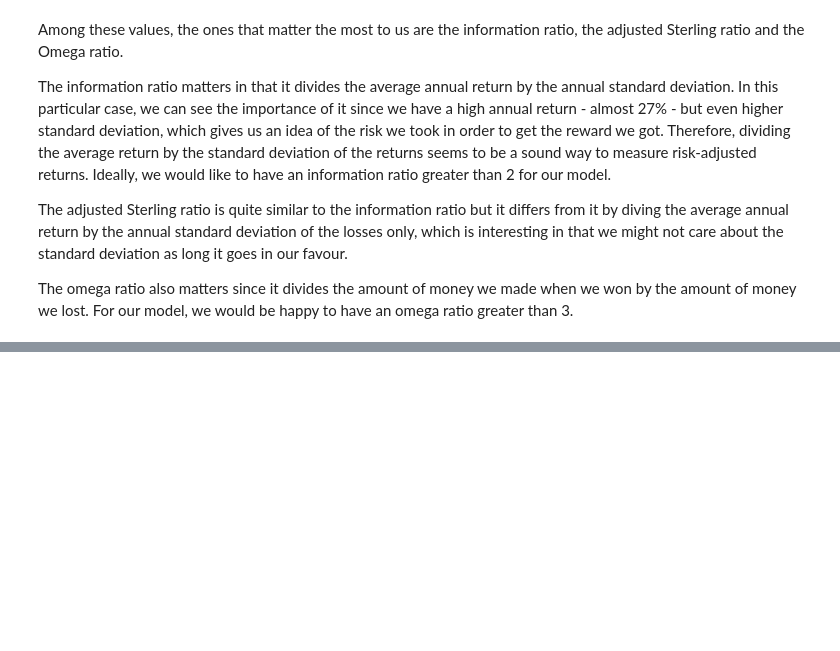
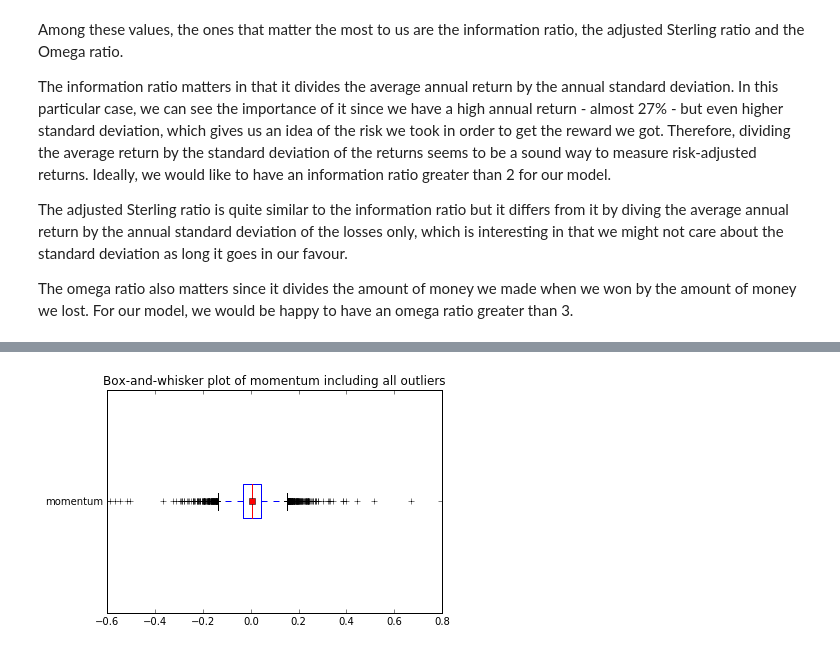
Before and after one commit to DannyZuko/machine-learning, a Jupyter notebook: projects/capstone/report.ipynb, the cells around one changed output, grey strips where cells are left out. Saved outputs shown, nothing was run; the diff lists cells and outputs as text; code cells hidden in the pictures; blank space fills up the shorter version.

```diff
--- a/projects/capstone/report.ipynb
+++ b/projects/capstone/report.ipynb
@@ -402,0 +430,24 @@ The omega ratio also matters since it divides the amount of money we made when w
+# %%
+from sklearn import preprocessing
+
+# scale momentum values in order to have all values within range [-1; 1]
+# use MinMax scaler from sklearn on abs(momentum)
+# then multiply scaled values by sign(momentum) so that scaled values have same
+# sign as non-scaled values
+minmax_scaler = preprocessing.MinMaxScaler()
+
+momentum = data['adj_close'] / data['adj_close'].shift(5) - 1
+momentum = pd.DataFrame(momentum)
+momentum.columns = ['momentum']
+momentum_dropna = momentum.dropna()
+scaled_momentum = minmax_scaler.fit_transform(abs(momentum_dropna)) * \
+                  np.sign(momentum_dropna)
+
+volumes = data['adj_volume']
+volumes = pd.DataFrame(volumes)
+scaled_volumes = minmax_scaler.fit_transform(volumes)
+
+momentum_by_volume = momentum * volumes.values
+momentum_by_volume.columns = ['momentum_by_volume']
+scaled_momentum_by_volume = \
+minmax_scaler.fit_transform(momentum_by_volume.dropna())
@@ -402,0 +471,9 @@ The omega ratio also matters since it divides the amount of money we made when w
+# %%
+plt.boxplot(momentum.dropna().values,
+            vert=False,
+            labels=['momentum'],
+            showmeans=True)
+plt.title('Box-and-whisker plot of momentum including all outliers')
+plt.show()
+# %% [output]
+[figure, added]
```
Also changed, not shown: parts of 12 cells of this notebook, 1 other file.
